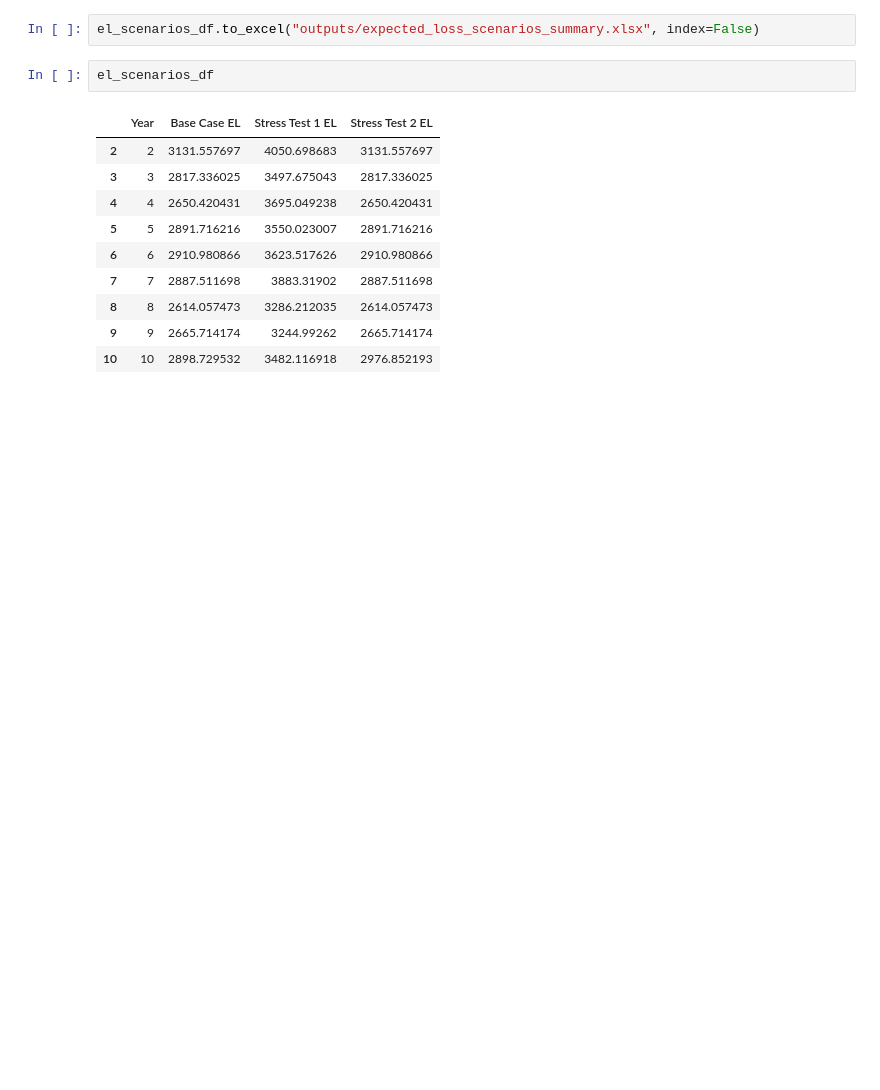
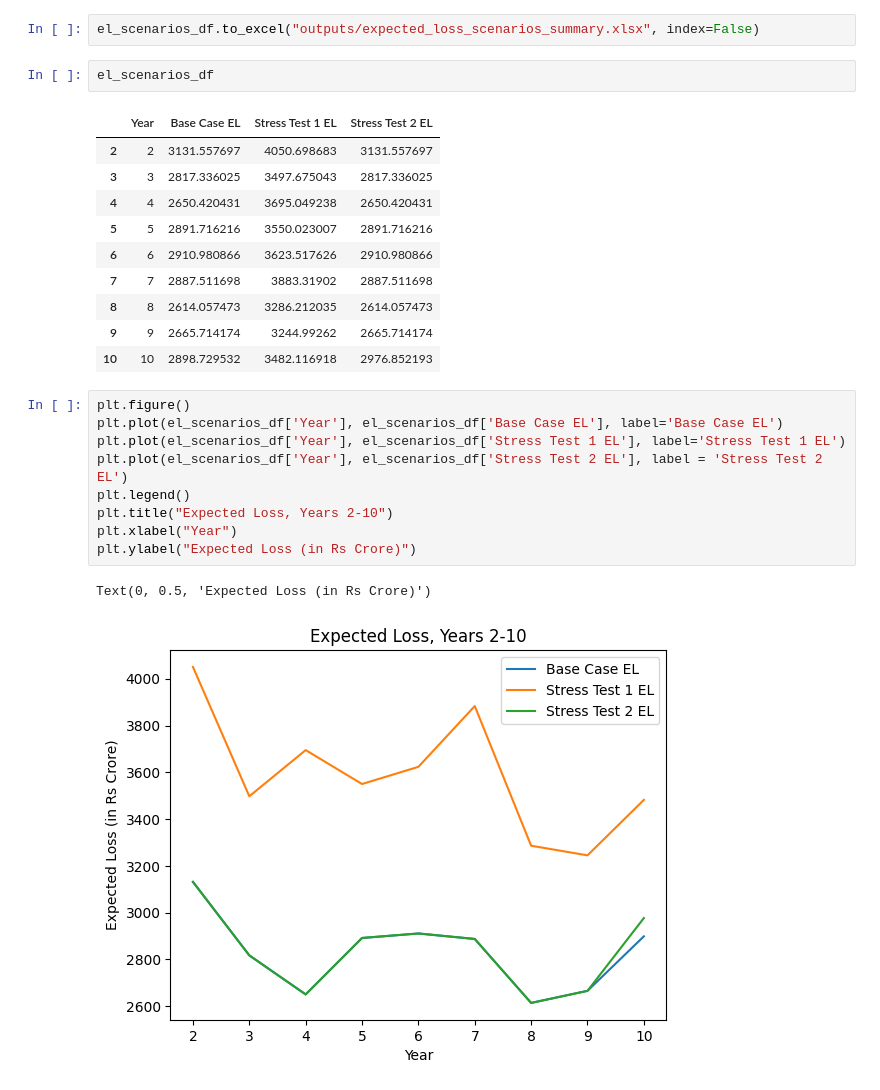
Before and after one commit to adityapentyala/fram-assignment, a Jupyter notebook: expected_loss.ipynb, the cells around one changed output. Saved outputs shown, nothing was run; the diff lists cells and outputs as text; blank space fills up the shorter version.

Commit message:
feat: add el plot

```diff
--- a/expected_loss.ipynb
+++ b/expected_loss.ipynb
@@ -302,3 +303,15 @@ el_scenarios_df
 | 8 | 8 | 2614.057473 | 3286.212035 | 2614.057473 |
 | 9 | 9 | 2665.714174 | 3244.99262 | 2665.714174 |
 | 10 | 10 | 2898.729532 | 3482.116918 | 2976.852193 |
+# %%
+plt.figure()
+plt.plot(el_scenarios_df['Year'], el_scenarios_df['Base Case EL'], label='Base Case EL')
+plt.plot(el_scenarios_df['Year'], el_scenarios_df['Stress Test 1 EL'], label='Stress Test 1 EL')
+plt.plot(el_scenarios_df['Year'], el_scenarios_df['Stress Test 2 EL'], label = 'Stress Test 2 EL')
+plt.legend()
+plt.title("Expected Loss, Years 2-10")
+plt.xlabel("Year")
+plt.ylabel("Expected Loss (in Rs Crore)")
+# %% [output]
+Text(0, 0.5, 'Expected Loss (in Rs Crore)')
+[figure, added]
```
Also changed, not shown: parts of 1 cell of this notebook, 6 other files.
